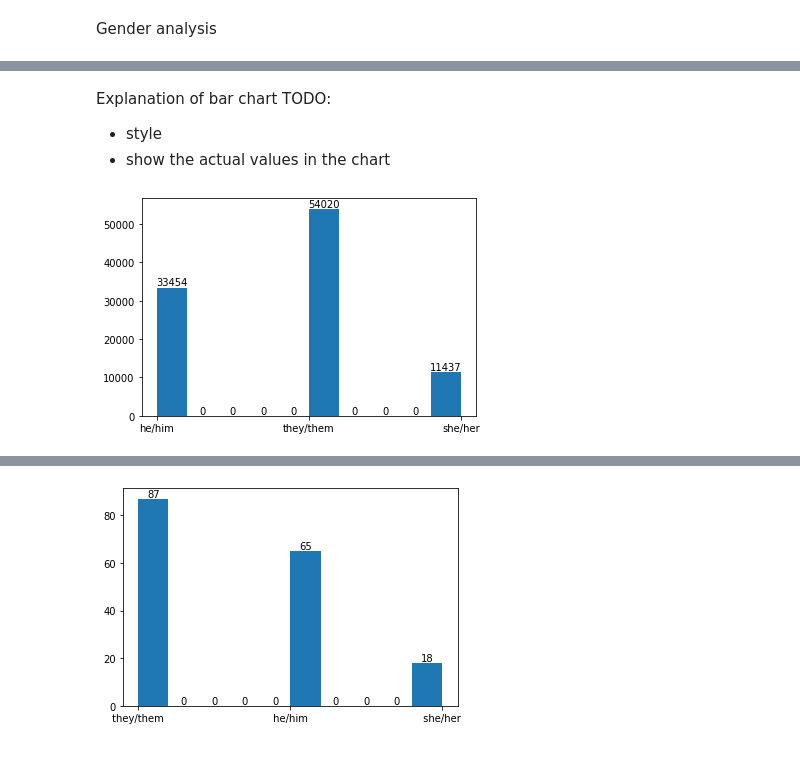
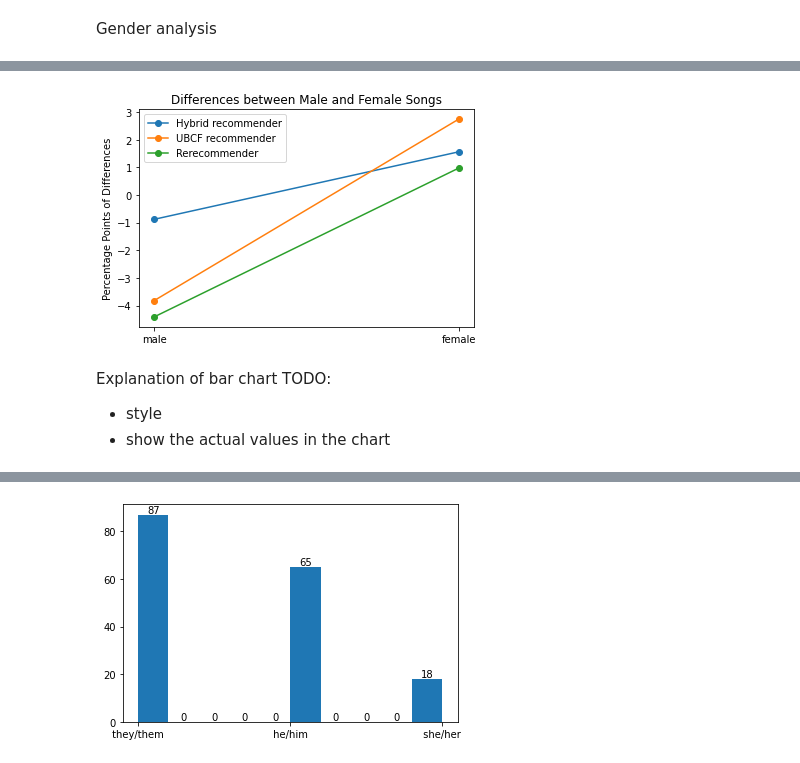
Before and after one commit to VanessaKomar/FCSS-Project, a Jupyter notebook: Analysis.ipynb, the cells around one changed output, grey strips where cells are left out. Drawn from its saved outputs; the diff is of its cells as text; code cells hidden in the pictures.

```diff
--- a/Analysis.ipynb
+++ b/Analysis.ipynb
@@ -98,0 +121,9 @@ rerec_female_perc = female_songs_rerec/len(rerec_recs)
+# %%
+hyb_dif_male = round(100 * (full_male_perc - hyb_male_perc), 2)
+hyb_dif_female = round(100 * (full_female_perc - hyb_female_perc), 2)
+
+ubcf_dif_male = round(100 * (full_male_perc - ubcf_male_perc), 2)
+ubcf_dif_female = round(100 * (full_female_perc - ubcf_female_perc), 2)
+
+rerec_dif_male = round(100 * (full_male_perc - rerec_male_perc), 2)
+rerec_dif_female = round(100 * (full_female_perc - rerec_female_perc), 2)
@@ -99,11 +169,26 @@ rerec_female_perc = female_songs_rerec/len(rerec_recs)
+# %%
+x =[1, 2]
+hyb = [hyb_dif_male, hyb_dif_female]
+ubcf = [ubcf_dif_male, ubcf_dif_female]
+rerec = [rerec_dif_male, rerec_dif_female]
+
+labels = ["male", "female"]
+
+plt.plot(x, hyb, label = "Hybrid recommender", marker='o')
+plt.plot(x, ubcf, label = "UBCF recommender", marker='o')
+plt.plot(x, rerec, label = "Rerecommender recommender", marker='o')
+
+plt.legend(["Hybrid recommender", "UBCF recommender", "Rerecommender"])
+
+plt.ylabel("Percentage Points of Differences")
+plt.title("Differences between Male and Female Songs")
+
+plt.xticks(x,labels)
+plt.show()
+# %% [output]
+[figure, added]
 # %% [markdown]
 Explanation of bar chart
 TODO:
 - style
 - show the actual values in the chart
-# %%
-counts, edges, bars = plt.hist(full_df["pronoun"])
-plt.bar_label(bars)
-plt.show()
-# %% [output]
-[figure, removed]
```
Also changed, not shown: parts of 20 cells of this notebook.
